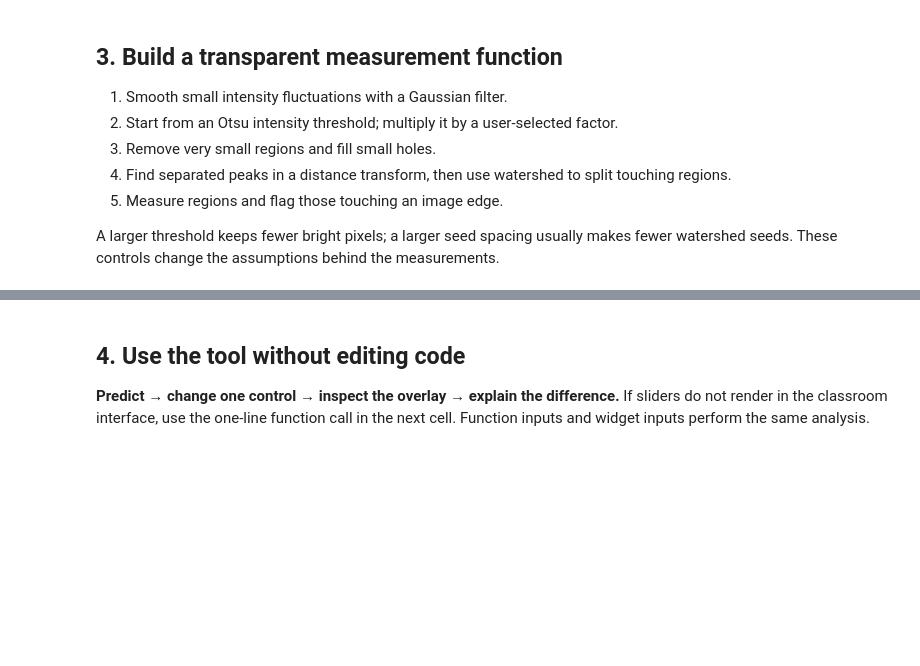
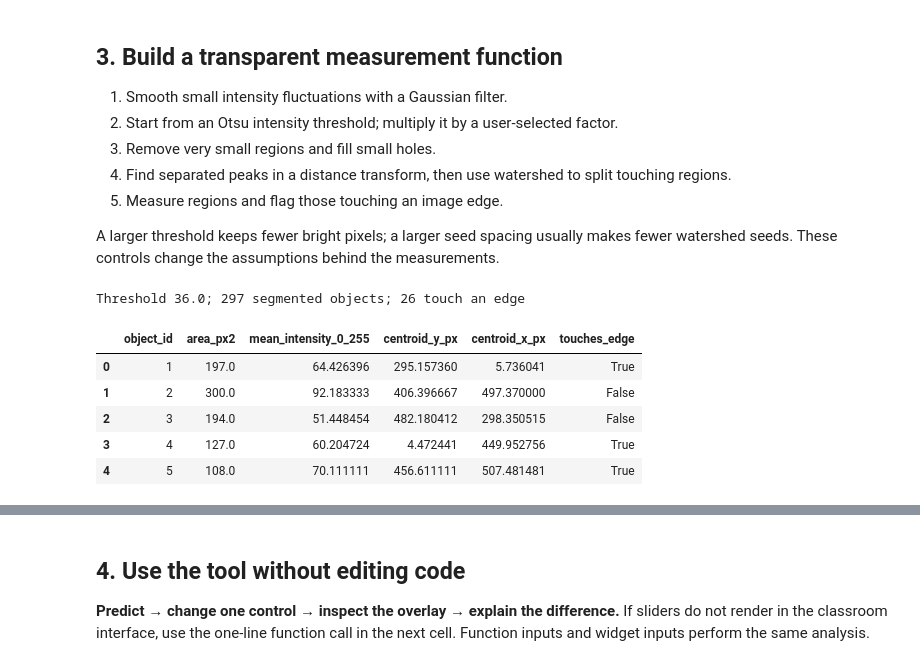
Before and after one commit to vanessadamario/LEC2026, a Jupyter notebook: workshop/notebooks/03_microscopy.ipynb, the cells around one changed output, grey strips where cells are left out. Drawn from its saved outputs; the diff is of its cells as text; code cells hidden in the pictures; blank space fills up the shorter version.

```diff
--- a/workshop/notebooks/03_microscopy.ipynb
+++ b/workshop/notebooks/03_microscopy.ipynb
@@ -99,34 +104,42 @@ def segment_and_measure(threshold_factor=1.0, min_area=40, seed_spacing=8, exclu
     keep = sizes >= int(min_area)
     keep[0] = False
     mask = ndi.binary_fill_holes(keep[connected])
     distance = ndi.distance_transform_edt(mask)
     peaks = feature.peak_local_max(distance, min_distance=int(seed_spacing), labels=mask, exclude_border=False)
     markers = np.zeros(image.shape, dtype=np.int32)
     if len(peaks):
         markers[tuple(peaks.T)] = np.arange(1, len(peaks) + 1)
     labels = segmentation.watershed(-distance, markers, mask=mask)
     if exclude_edges:
         labels = segmentation.clear_border(labels)
     # Splitting can introduce small segments; apply the same minimum area after splitting.
     sizes = np.bincount(labels.ravel())
     keep = sizes >= int(min_area)
     keep[0] = False
     labels[~keep[labels]] = 0
     labels, _, _ = segmentation.relabel_sequential(labels)
     records = []
     for region in measure.regionprops(labels, intensity_image=image):
         r0, c0, r1, c1 = region.bbox
         records.append({"object_id": region.label, "area_px2": region.area,
-                        "mean_intensity_0_255": region.mean_intensity,
+                        "mean_intensity_0_255": region.intensity_mean,
                         "centroid_y_px": region.centroid[0], "centroid_x_px": region.centroid[1],
                         "touches_edge": r0 == 0 or c0 == 0 or r1 == image.shape[0] or c1 == image.shape[1]})
     columns = ["object_id", "area_px2", "mean_intensity_0_255", "centroid_y_px", "centroid_x_px", "touches_edge"]
     table = pd.DataFrame(records, columns=columns)
     return labels, table, threshold
 
 labels, objects, threshold = segment_and_measure()
 print(f"Threshold {threshold:.1f}; {len(objects)} segmented objects; {int(objects.touches_edge.sum())} touch an edge")
 display(objects.head())
+# %% [output]
+Threshold 36.0; 297 segmented objects; 26 touch an edge
+|  | object_id | area_px2 | mean_intensity_0_255 | centroid_y_px | centroid_x_px | touches_edge |
+| 0 | 1 | 197.0 | 64.426396 | 295.157360 | 5.736041 | True |
+| 1 | 2 | 300.0 | 92.183333 | 406.396667 | 497.370000 | False |
+| 2 | 3 | 194.0 | 51.448454 | 482.180412 | 298.350515 | False |
+| 3 | 4 | 127.0 | 60.204724 | 4.472441 | 449.952756 | True |
+| 4 | 5 | 108.0 | 70.111111 | 456.611111 | 507.481481 | True |
 # %%
 def show_segmentation(threshold_factor=1.0, min_area=40, seed_spacing=8, exclude_edges=False):
     labels, table, threshold = segment_and_measure(threshold_factor, min_area, seed_spacing, exclude_edges)
```
Also changed, not shown: parts of 10 cells of this notebook, 25 other files.
